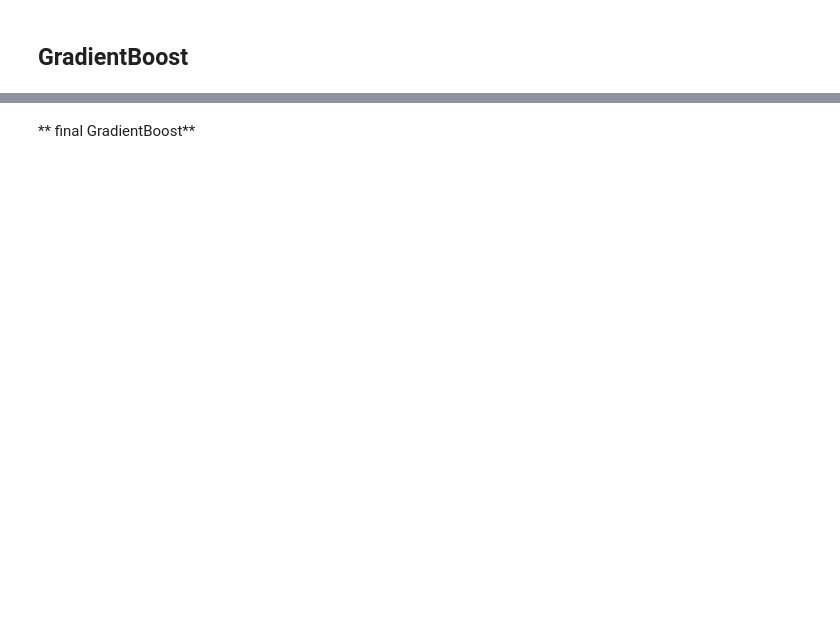
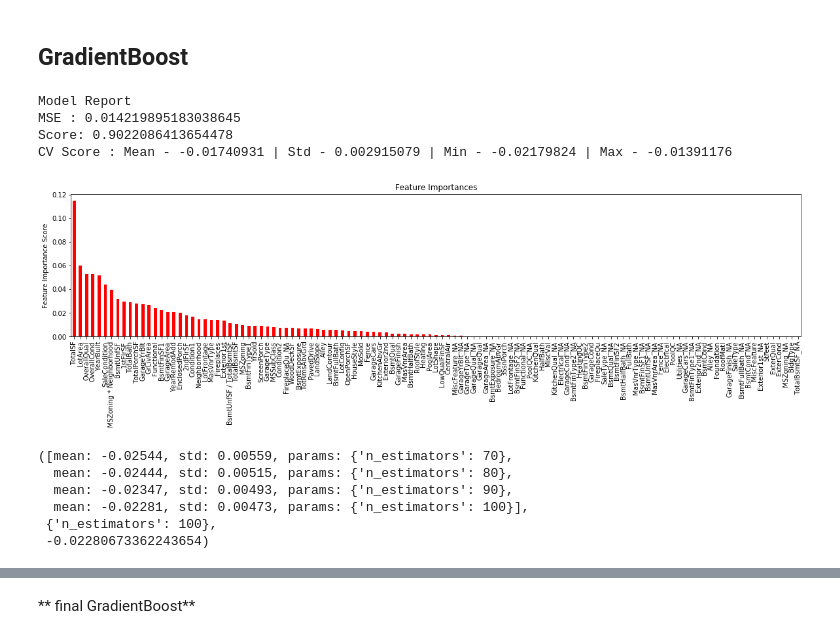
Before and after one commit to aungshumaan/MachineLearning_Housing, a Jupyter notebook: Melanie/final_analysis.ipynb, the cells around one changed output, grey strips where cells are left out. Drawn from its saved outputs; the diff is of its cells as text; code cells hidden in the pictures; blank space fills up the shorter version.

```diff
--- a/Melanie/final_analysis.ipynb
+++ b/Melanie/final_analysis.ipynb
@@ -520,8 +650,39 @@ rcParams['figure.figsize'] = 20, 4
+# %%
+ def modelfitGB(model, x_train, features, performCV=True, printFeatureImportance=True, cv_folds=5):
+    #Fit the algorithm on the data
+    model.fit(x_train, y_train)
+
+    #Predict training set:
+    status = model.predict(x_validate)
+
+    #Perform cross-validation:
+    if performCV:
+        cv_score = cross_validation.cross_val_score(model, x_train, y_train, cv=cv_folds, scoring='neg_mean_squared_error')
+
+    #Print model report:
+    print("\nModel Report")
+    print("MSE :", metrics.mean_squared_error(y_validate, status))
+    print("Score:", model.score(x_validate, y_validate))
+
+    if performCV:
+        print ("CV Score : Mean - %.7g | Std - %.7g | Min - %.7g | Max - %.7g" % (np.mean(cv_score),np.std(cv_score),np.min(cv_score),np.max(cv_score)))
+
+    #Print Feature Importance:
+    if printFeatureImportance:
+        feat_imp = pd.Series(model.feature_importances_, features).sort_values(ascending=False)
+        feat_imp.plot(kind='bar', title='Feature Importances', color='red')
+        plt.ylabel('Feature Importance Score')
 # %%
 # baseline model
 
 gbm0 = GradientBoostingRegressor(random_state=10)
-modelfitGB(gbm0, X_train, features)
+modelfitGB(gbm0, x_train, features)
+# %% [output]
+Model Report
+MSE : 0.014219895183038645
+Score: 0.9022086413654478
+CV Score : Mean - -0.01740931 | Std - 0.002915079 | Min - -0.02179824 | Max - -0.01391176
+[figure, added]
 # %%
 # tuning n_estimators
 param_test1 = {'n_estimators':[70,80,90,100]}
@@ -533,9 +694,16 @@ gsearch1 = GridSearchCV(estimator = GradientBoostingRegressor(learning_rate=0.1,
                                                               subsample=0.8,
                                                               random_state=10),
 param_grid = param_test1, scoring='neg_mean_squared_error',n_jobs=-1,iid=False, cv=5)
-gsearch1.fit(X_train,Y_train)
+gsearch1.fit(x_train,y_train)
 
 gsearch1.grid_scores_, gsearch1.best_params_, gsearch1.best_score_
+# %% [output]
+([mean: -0.02544, std: 0.00559, params: {'n_estimators': 70},
+  mean: -0.02444, std: 0.00515, params: {'n_estimators': 80},
+  mean: -0.02347, std: 0.00493, params: {'n_estimators': 90},
+  mean: -0.02281, std: 0.00473, params: {'n_estimators': 100}],
+ {'n_estimators': 100},
+ -0.02280673362243654)
 # %%
 param_test2 = {'max_depth':[5, 7, 9, 11, 13, 15], 'min_samples_split':[200, 400, 600, 800, 1000]}
 gsearch2 = GridSearchCV(estimator = GradientBoostingRegressor(n_estimators=100,
```
Also changed, not shown: parts of 29 cells of this notebook, 2 other files.
